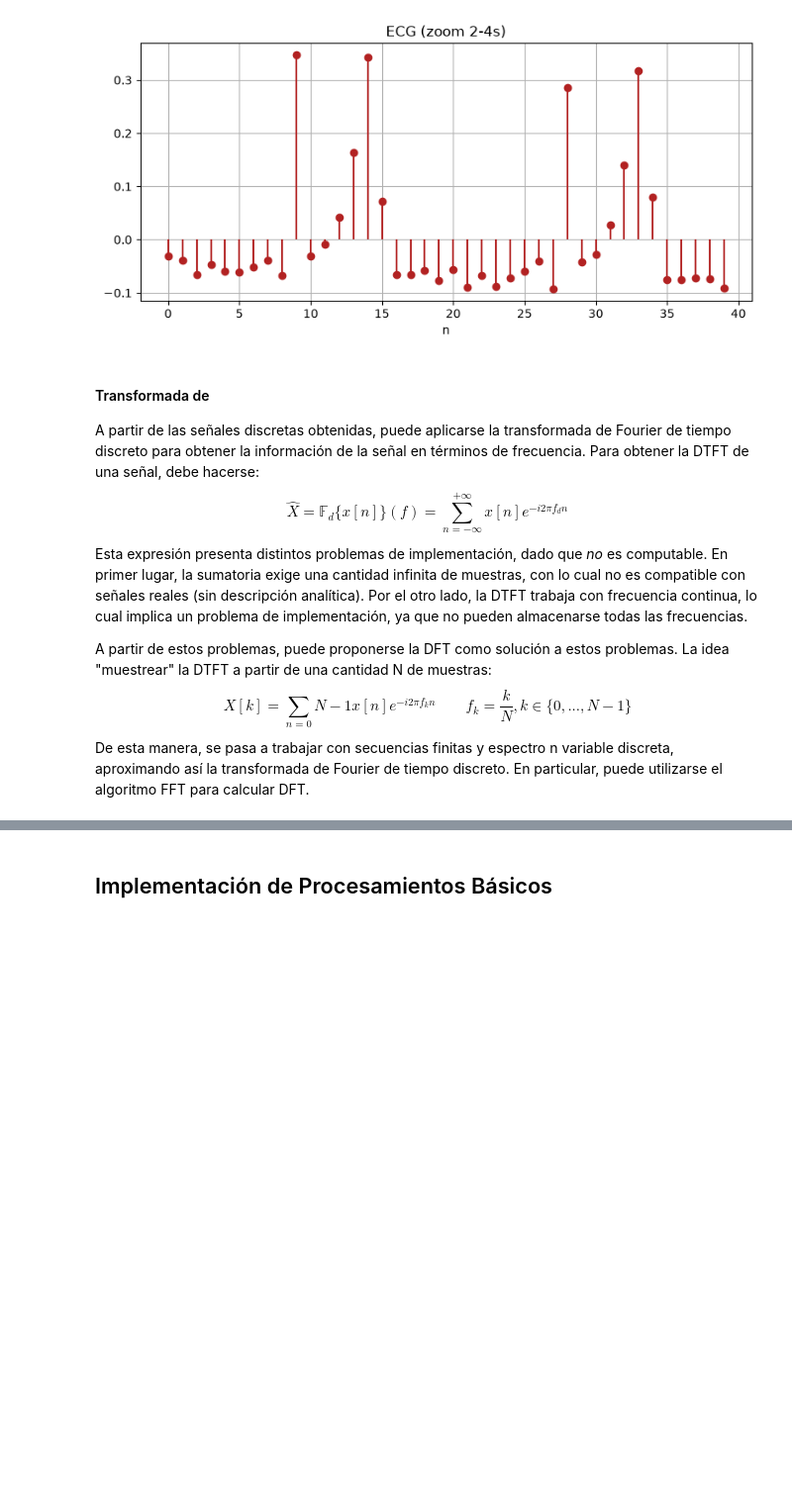
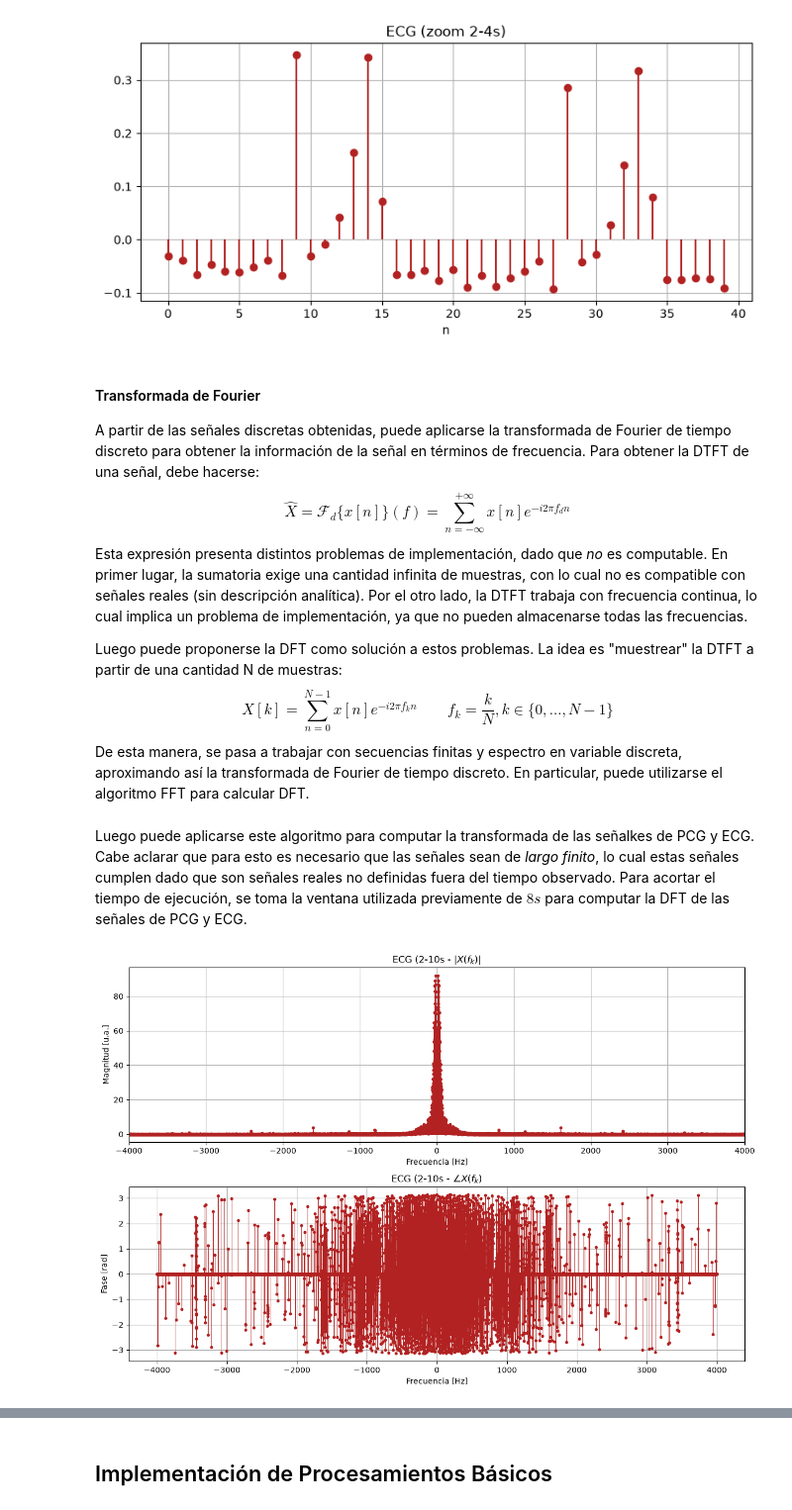
Before and after one commit to anita476/TPS-SenialesYSistemas-16.68, a Jupyter notebook: TP2_SeñalesYSistemas_G10.ipynb, the cells around one changed output, grey strips where cells are left out. Shown at 99% size. Saved outputs shown, nothing was run; the diff lists cells and outputs as text; code cells hidden in the pictures; blank space fills up the shorter version.

```diff
--- a/TP2_SeñalesYSistemas_G10.ipynb
+++ b/TP2_SeñalesYSistemas_G10.ipynb
@@ -224,19 +224,22 @@ fig, axs, (n, t_n, xn) = plot_señal_muestreada(x_c_ecg_win, t_win, T=0.05, titu
 [figure]
 [figure]
 # %% [markdown]
-#### Transformada de
+#### Transformada de Fourier
 
 A partir de las señales discretas obtenidas, puede aplicarse la transformada de Fourier de tiempo discreto para obtener la información de la señal en términos de frecuencia.
 Para obtener la DTFT de una señal, debe hacerse:
 $$
-  \hat{X}=\mathbb{F}_d\{x[n]\}(f)=\sum_{n=-\infty}^{+\infty}x[n]e^{-i2\pi f_d n}
+  \hat{X}=\mathcal{F}_d\{x[n]\}(f)=\sum_{n=-\infty}^{+\infty}x[n]e^{-i2\pi f_d n}
 $$
 Esta expresión presenta distintos problemas de implementación, dado que _no_ es computable. En primer lugar, la sumatoria exige una cantidad infinita de muestras, con lo cual no es compatible con señales reales (sin descripción analítica). Por el otro lado, la DTFT trabaja con frecuencia continua, lo cual implica un problema de implementación, ya que no pueden almacenarse todas las frecuencias.
 
-A partir de estos problemas, puede proponerse la DFT como solución a estos problemas. La idea "muestrear" la DTFT a partir de una cantidad N de muestras:
+Luego puede proponerse la DFT como solución a estos problemas. La idea es "muestrear" la DTFT a partir de una cantidad N de muestras:
 $$
-X[k]=\sum_{n=0}{N-1}x[n]e^{-i2\pi f_k n}\qquad f_k=\frac{k}{N}, k\in \{0,...,N-1\}
+X[k]=\sum_{n=0}^{N-1}x[n]e^{-i2\pi f_k n}\qquad f_k=\frac{k}{N}, k\in \{0,...,N-1\}
 $$
-De esta manera, se pasa a trabajar con secuencias finitas y espectro n variable discreta, aproximando así la transformada de Fourier de tiempo discreto.
+De esta manera, se pasa a trabajar con secuencias finitas y espectro en variable discreta, aproximando así la transformada de Fourier de tiempo discreto.
 En particular, puede utilizarse el algoritmo FFT para calcular DFT.
+# %% [markdown]
+Luego puede aplicarse este algoritmo para computar la transformada de las señalkes de PCG y ECG. Cabe aclarar que para esto es necesario que las señales sean de _largo finito_, lo cual estas señales cumplen dado que son señales reales no definidas fuera del tiempo observado.
+Para acortar el tiempo de ejecución, se toma la ventana utilizada previamente de $8s$ para computar la DFT de las señales de PCG y ECG.
 # %%
@@ -259,0 +288,4 @@ def transform_fourier(signalI,fs):
+# %%
+fig, axs, (f, X) = plot_dtft(pcg_win, fs, titulo='ECG (2-10s', fmax=fs/2,color='firebrick')
+# %% [output]
+[figure, added]
```
Also changed, not shown: parts of 5 cells of this notebook.
